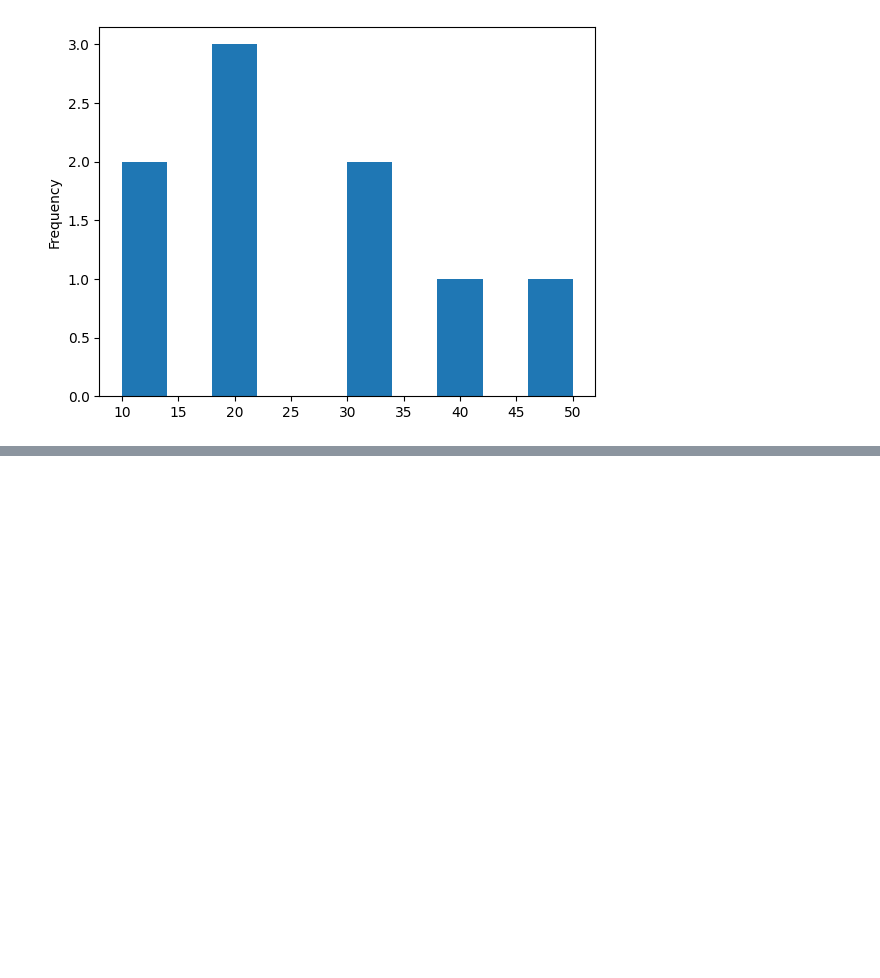
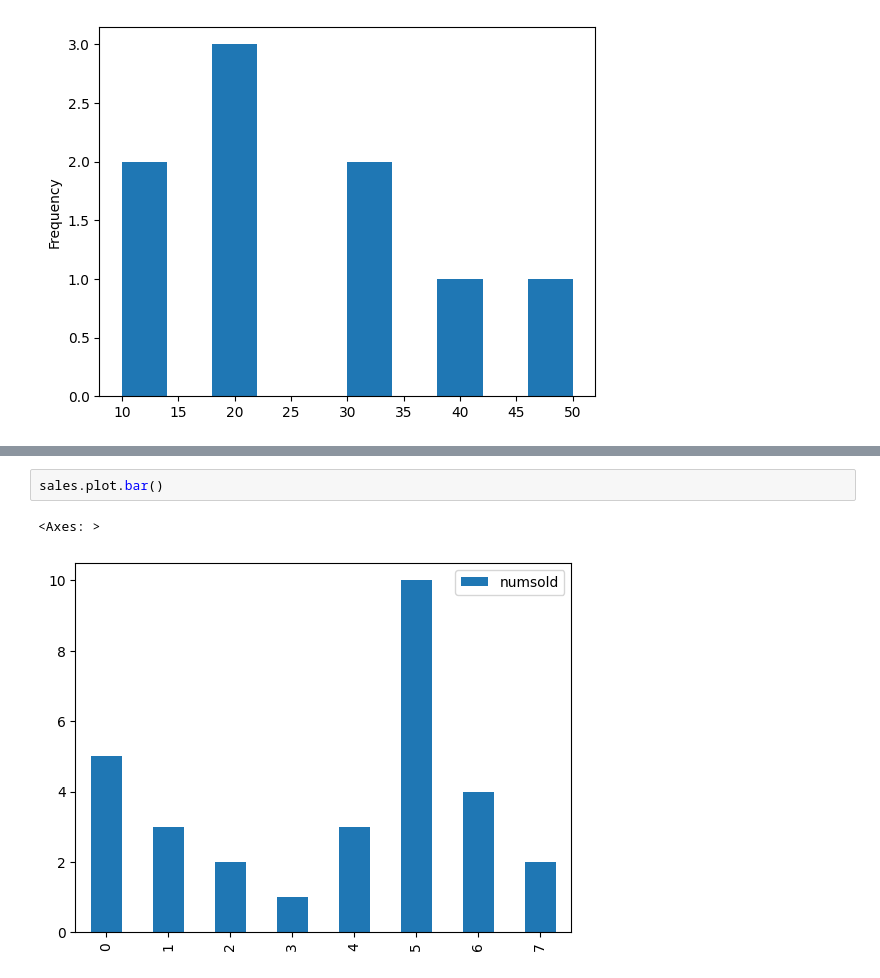
Before and after one commit to reuven/oreilly-2025-05May-pandas, a Jupyter notebook: OReilly - 2025-05May-19.ipynb, the cells around one changed output, grey strips where cells are left out. Cells and saved outputs as stored; diff of their text form; blank space fills up the shorter version.

```diff
--- a/OReilly - 2025-05May-19.ipynb
+++ b/OReilly - 2025-05May-19.ipynb
@@ -1445,0 +1462,5 @@ These are all pk
+# %%
+sales.plot.bar()
+# %% [output]
+<Axes: >
+[figure, added]
```
Also changed, not shown: parts of 6 cells of this notebook.
